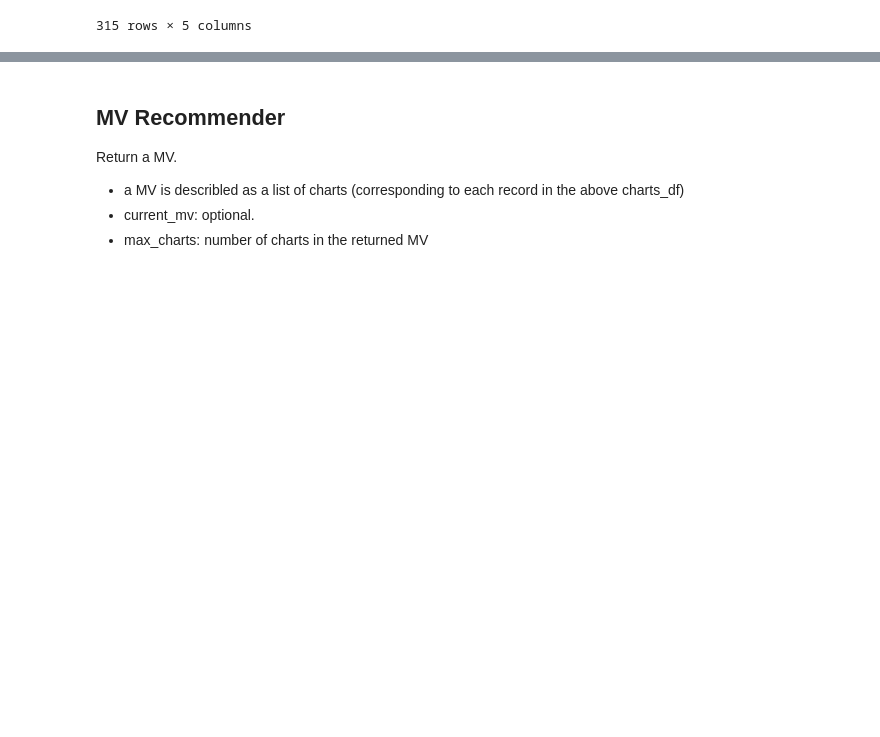
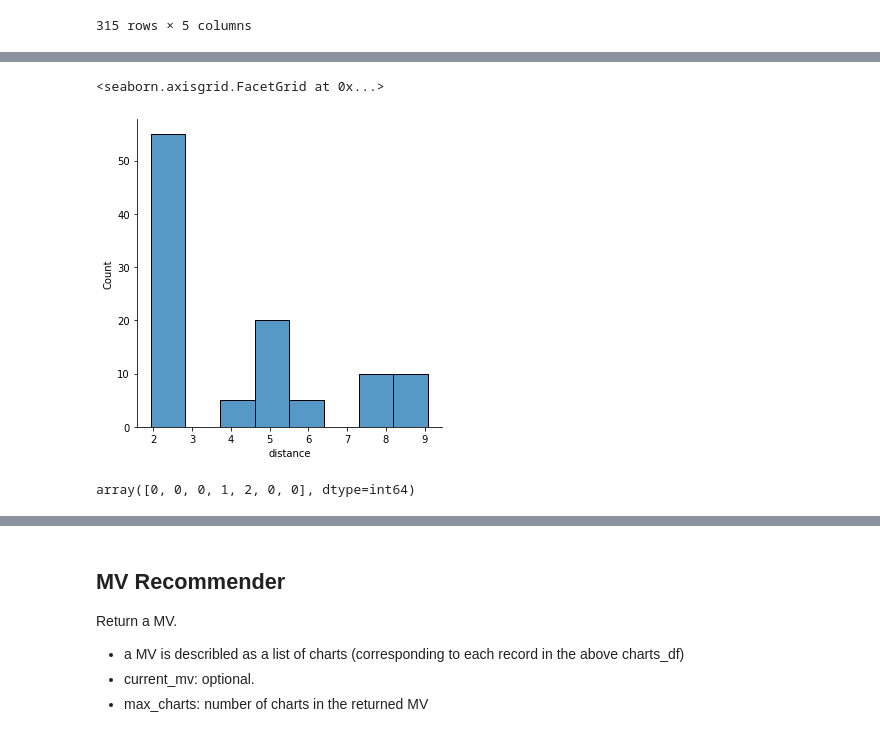
Before and after one commit to KXXH/MultiVision, a Jupyter notebook: Demo.ipynb, the cells around one changed output, grey strips where cells are left out. Drawn from its saved outputs; the diff is of its cells as text; code cells hidden in the pictures; blank space fills up the shorter version.

```diff
--- a/Demo.ipynb
+++ b/Demo.ipynb
@@ -103,0 +181,11 @@ pd.DataFrame.from_records(chartRecommender.charts).sort_values(by='final_score',
+# %%
+sns.displot(data=two_scores,x="distance")
+# %% [output]
+<seaborn.axisgrid.FacetGrid at 0x...>
+[figure, added]
+# %%
+from sklearn.cluster import DBSCAN
+clustering = DBSCAN(metric="precomputed",eps=1,min_samples=1).fit(distance_mtx)
+clustering.labels_
+# %% [output]
+array([0, 0, 0, 1, 2, 0, 0], dtype=int64)
```
Also changed, not shown: parts of 7 cells of this notebook, 2 other files.
